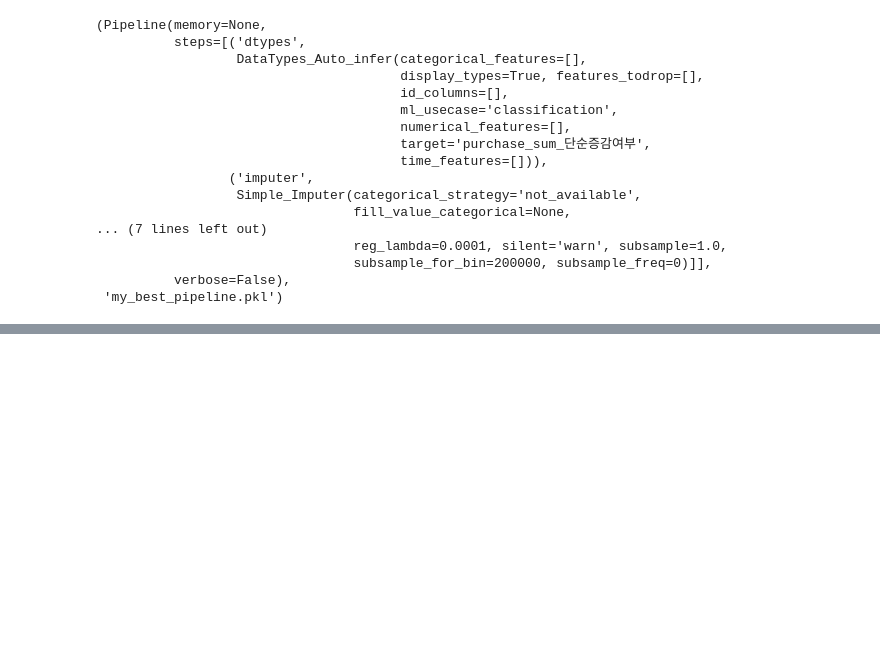
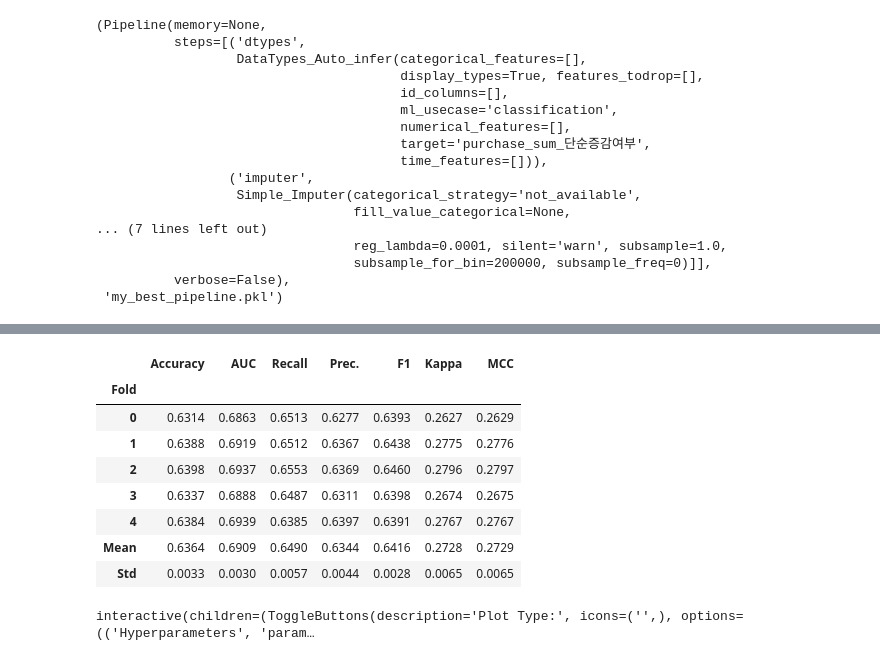
Before and after one commit to leejunghyunA/second_projects, a Jupyter notebook: 전체 모델링_10_25.ipynb, the cells around one changed output, grey strips where cells are left out. Saved outputs shown, nothing was run; the diff lists cells and outputs as text; code cells hidden in the pictures; blank space fills up the shorter version.

```diff
--- a/전체 모델링_10_25.ipynb
+++ b/전체 모델링_10_25.ipynb
@@ -362,0 +490,18 @@ Transformation Pipeline and Model Successfully Saved
+# %%
+# 최적의 모델 찾아주기
+best_model_ = clf.tune_model(model_)
+# %% [output]
+|  | Accuracy | AUC | Recall | Prec. | F1 | Kappa | MCC |
+| Fold |  |  |  |  |  |  |  |
+| 0 | 0.6314 | 0.6863 | 0.6513 | 0.6277 | 0.6393 | 0.2627 | 0.2629 |
+| 1 | 0.6388 | 0.6919 | 0.6512 | 0.6367 | 0.6438 | 0.2775 | 0.2776 |
+| 2 | 0.6398 | 0.6937 | 0.6553 | 0.6369 | 0.6460 | 0.2796 | 0.2797 |
+| 3 | 0.6337 | 0.6888 | 0.6487 | 0.6311 | 0.6398 | 0.2674 | 0.2675 |
+| 4 | 0.6384 | 0.6939 | 0.6385 | 0.6397 | 0.6391 | 0.2767 | 0.2767 |
+| Mean | 0.6364 | 0.6909 | 0.6490 | 0.6344 | 0.6416 | 0.2728 | 0.2729 |
+| Std | 0.0033 | 0.0030 | 0.0057 | 0.0044 | 0.0028 | 0.0065 | 0.0065 |
+# %%
+# 최적의 모델로 학습한 결과 시각화
+clf.evaluate_model(best_model_)
+# %% [output]
+interactive(children=(ToggleButtons(description='Plot Type:', icons=('',), options=(('Hyperparameters', 'param…
```
Also changed, not shown: parts of 15 cells of this notebook, 26 other files.
